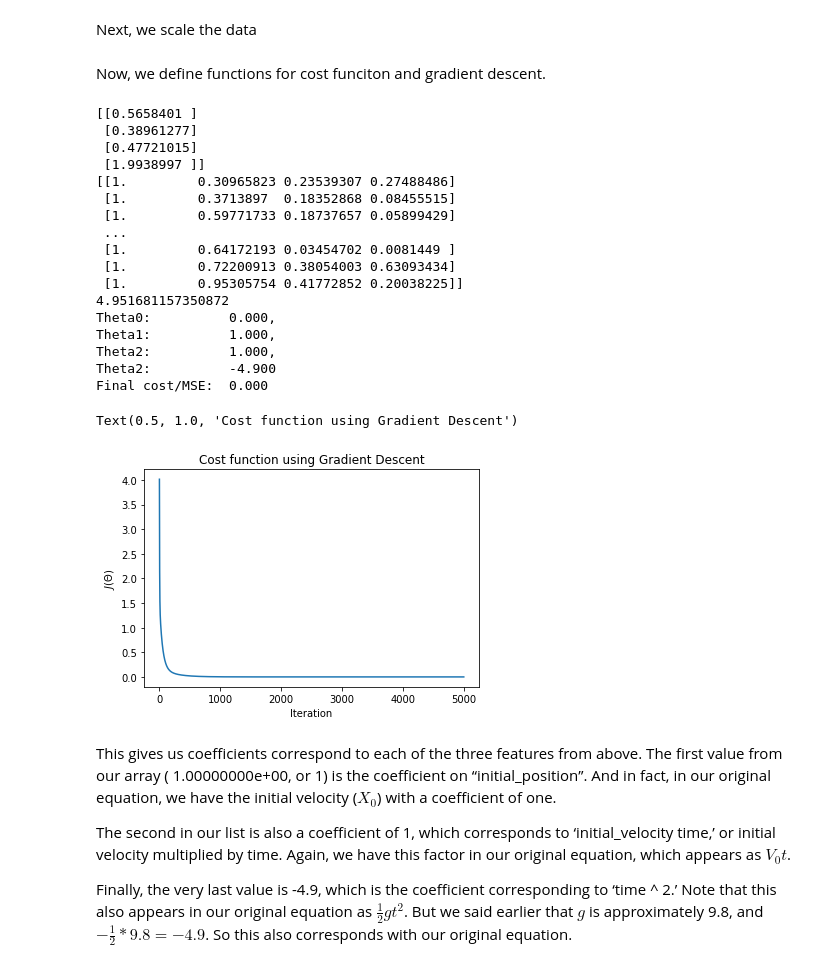
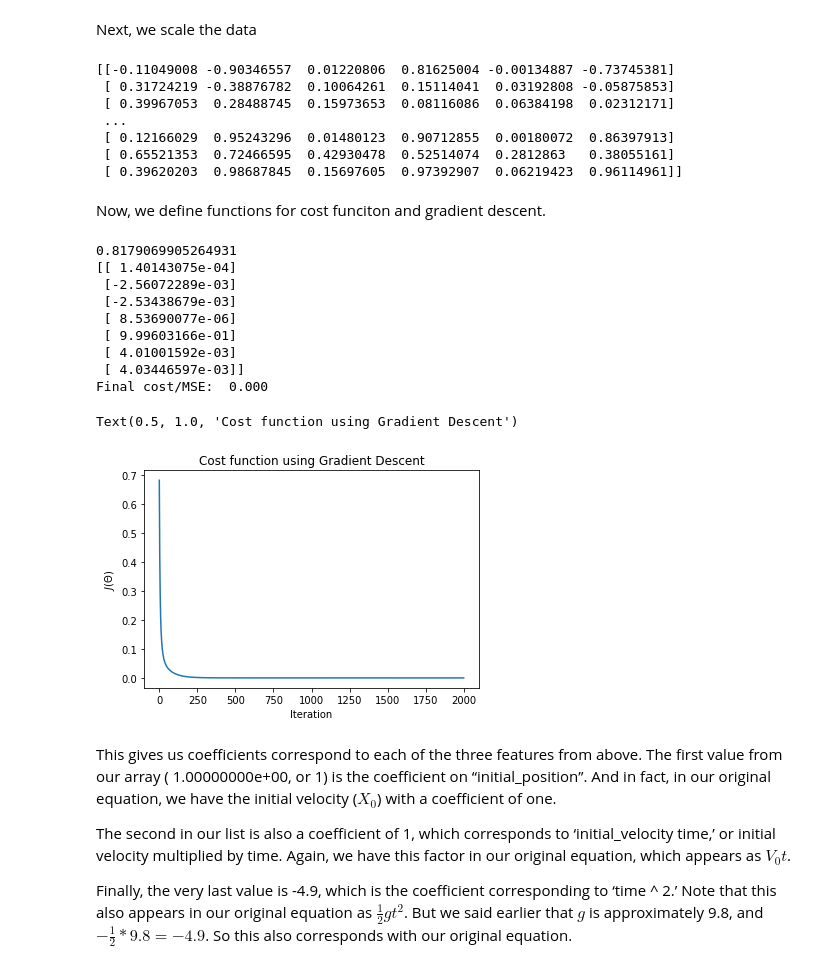
Before and after one commit to LeoisWTT/PHYS3151-Machine-Learning-in-Physics-2023, a Jupyter notebook: multivariate-linear-regression/2D_function_expansion.ipynb, the cells around one changed output. Drawn from its saved outputs; the diff is of its cells as text; code cells hidden in the pictures.

```diff
--- a/multivariate-linear-regression/2D_function_expansion.ipynb
+++ b/multivariate-linear-regression/2D_function_expansion.ipynb
@@ -56,4 +55,0 @@ print(df)
-# %%
-df['initial_velocity_time']=df['initial_velocity']*df['time']
-df['time^2']=df['time']*df['time']
-print(df)
@@ -74,0 +56,6 @@ print(df)
+# %%
+df['x^2']=df['x']**2
+df['y^2']=df['y']**2
+df['x^3']=df['x']**3
+df['y^3']=df['y']**3
+print(df)
@@ -75,15 +77,22 @@ print(df)
 # %% [markdown]
 Next, we scale the data
 # %%
-df = df.to_numpy()
-x = [df[:,0],df[:,5],df[:,6]]
-y = [df[:,4]]
+df_temp = df.to_numpy()
+x = df_temp[:,1:7]
+y = [df_temp[:,4]]
 x = np.array(x)
-#print(x)
-x = x.T
+print(x)
 y = np.array(y)
 y = y.T
 #print(y)
+# %% [output]
+[[-0.11049008 -0.90346557  0.01220806  0.81625004 -0.00134887 -0.73745381]
+ [ 0.31724219 -0.38876782  0.10064261  0.15114041  0.03192808 -0.05875853]
+ [ 0.39967053  0.28488745  0.15973653  0.08116086  0.06384198  0.02312171]
+ ...
+ [ 0.12166029  0.95243296  0.01480123  0.90712855  0.00180072  0.86397913]
+ [ 0.65521353  0.72466595  0.42930478  0.52514074  0.2812863   0.38055161]
+ [ 0.39620203  0.98687845  0.15697605  0.97392907  0.06219423  0.96114961]]
 # %% [markdown]
 Now, we define functions for cost funciton and gradient descent.
 # %%
@@ -97,7 +106,7 @@ def  computeCost(theta,X,y):
 def gradient_descent(X,y,theta,alpha,iterations):
     m = float(len(y))
     cost_history = np.zeros(iterations)
-    theta_history = np.zeros((iterations,4))
+    theta_history = np.zeros((iterations,7))
     for it in range(iterations):
 
         prediction = np.dot(X,theta)
@@ -108,43 +117,35 @@ def gradient_descent(X,y,theta,alpha,iterations):
     return theta, cost_history, theta_history
 # %%
 alpha =0.1
-n_iter = 5000
+n_iter = 2000
 
-theta = np.random.randn(4,1)
-print(theta)
+theta = np.random.randn(7,1)
+#print(theta)
 x_b = np.c_[np.ones((len(x),1)),x]
 #print(x_b)
 print(computeCost(theta,x_b,y))
 
 theta,cost_history,theta_history = gradient_descent(x_b,y,theta,alpha,n_iter)
 
-print('Theta0:          {:0.3f},\nTheta1:          {:0.3f},\nTheta2:          {:0.3f},\nTheta3:          {:0.3f}'.format(theta[0][0],theta[1][0],theta[2][0],theta[3][0]))
+print(theta)
 print('Final cost/MSE:  {:0.3f}'.format(cost_history[-1]))
 
 plt.plot(cost_history)
 plt.xlabel("Iteration")
 plt.ylabel("$J(\Theta)$")
 plt.title("Cost function using Gradient Descent")
 # %% [output]
-[[0.5658401 ]
- [0.38961277]
- [0.47721015]
- [1.9938997 ]]
-[[1.         0.30965823 0.23539307 0.27488486]
- [1.         0.3713897  0.18352868 0.08455515]
- [1.         0.59771733 0.18737657 0.05899429]
- ...
- [1.         0.64172193 0.03454702 0.0081449 ]
- [1.         0.72200913 0.38054003 0.63093434]
- [1.         0.95305754 0.41772852 0.20038225]]
-4.951681157350872
-Theta0:          0.000,
-Theta1:          1.000,
-Theta2:          1.000,
-Theta2:          -4.900
+0.8179069905264931
+[[ 1.40143075e-04]
+ [-2.56072289e-03]
+ [-2.53438679e-03]
+ [ 8.53690077e-06]
+ [ 9.99603166e-01]
+ [ 4.01001592e-03]
+ [ 4.03446597e-03]]
 Final cost/MSE:  0.000
 Text(0.5, 1.0, 'Cost function using Gradient Descent')
-[figure, old version]
+[figure, new version]
 # %% [markdown]
 This gives us coefficients correspond to each of the three features from above. The first value from our array ( 1.00000000e+00, or 1) is the coefficient on “initial_position”. And in fact, in our original equation, we have the initial velocity ($X_{0}$) with a coefficient of one.
 
```
Also changed, not shown: parts of 5 cells of this notebook.
